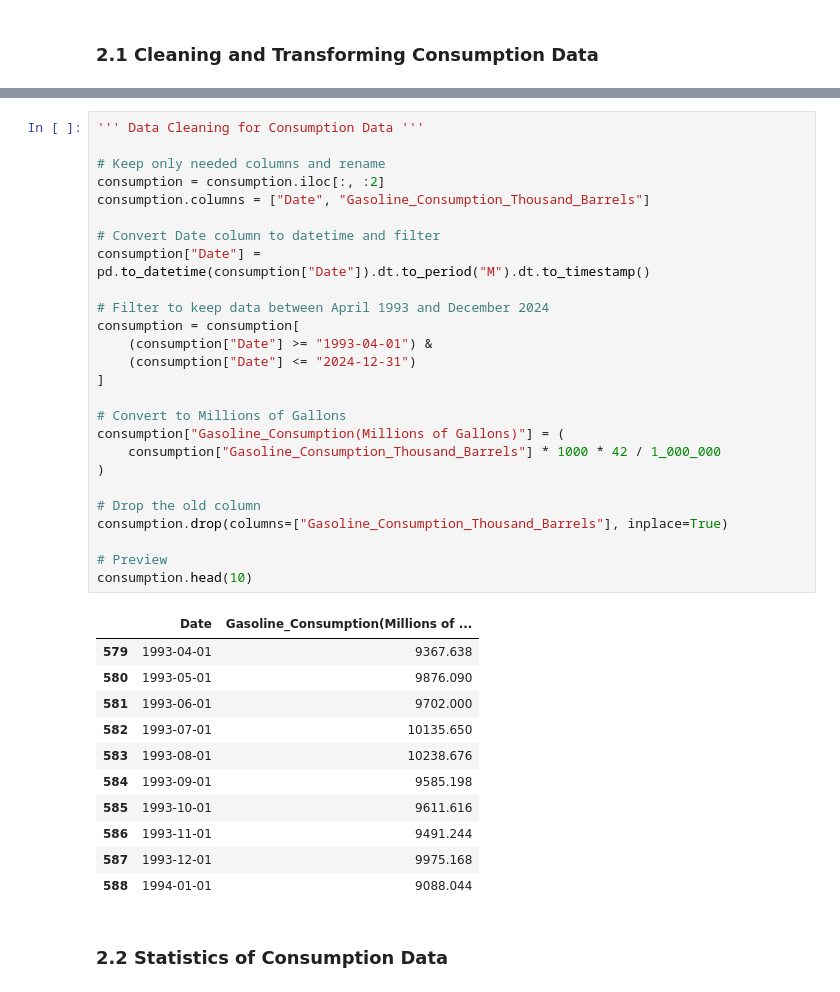
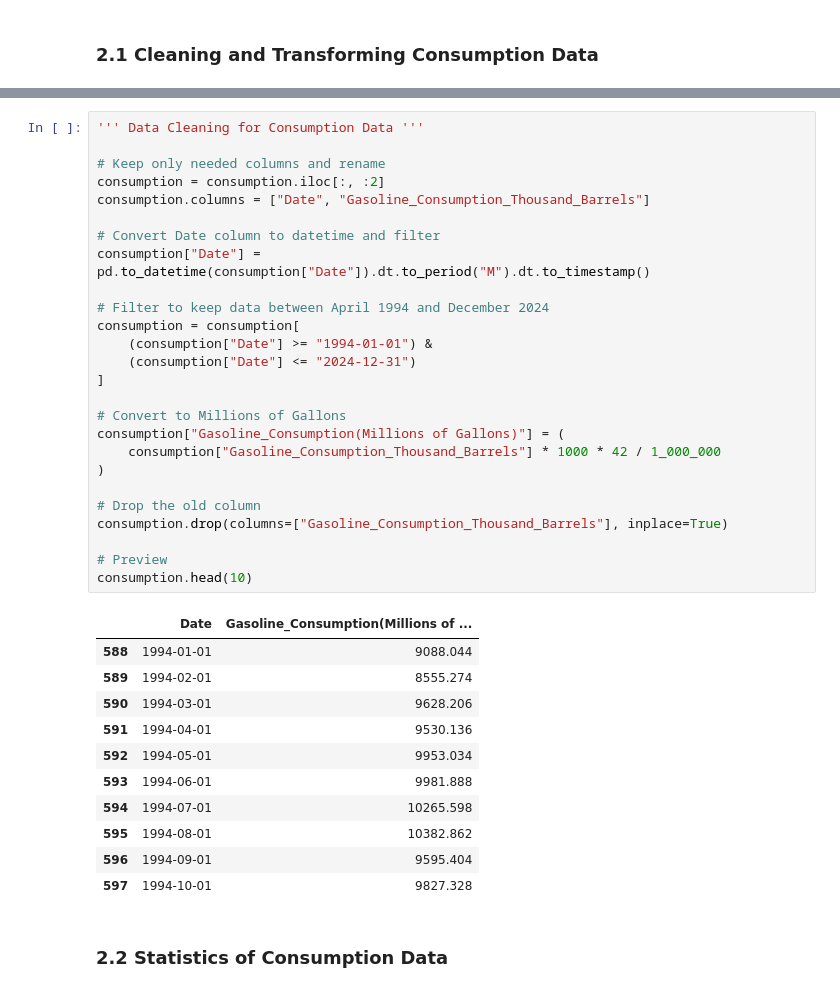
Before and after one commit to nikolasleeb/INFO511_FinalProject, a Jupyter notebook: EDA/EDA.ipynb, the cells around one changed output, grey strips where cells are left out. Drawn from its saved outputs; the diff is of its cells as text.

Commit message:
EDA changed start date to  Jan 1994 instead of April 1993 to ensure whole year

```diff
--- a/EDA/EDA.ipynb
+++ b/EDA/EDA.ipynb
@@ -130,41 +130,41 @@ memory usage: 53.0 KB
 # %%
 ''' Data Cleaning for Consumption Data '''
 
 # Keep only needed columns and rename
 consumption = consumption.iloc[:, :2]
 consumption.columns = ["Date", "Gasoline_Consumption_Thousand_Barrels"]
 
 # Convert Date column to datetime and filter
 consumption["Date"] = pd.to_datetime(consumption["Date"]).dt.to_period("M").dt.to_timestamp()
 
-# Filter to keep data between April 1993 and December 2024
+# Filter to keep data between April 1994 and December 2024
 consumption = consumption[
-    (consumption["Date"] >= "1993-04-01") &
+    (consumption["Date"] >= "1994-01-01") &
     (consumption["Date"] <= "2024-12-31")
 ]
 
 # Convert to Millions of Gallons
 consumption["Gasoline_Consumption(Millions of Gallons)"] = (
     consumption["Gasoline_Consumption_Thousand_Barrels"] * 1000 * 42 / 1_000_000
 )
 
 # Drop the old column
 consumption.drop(columns=["Gasoline_Consumption_Thousand_Barrels"], inplace=True)
 
 # Preview
 consumption.head(10)
 # %% [output]
 |  | Date | Gasoline_Consumption(Millions of ... |
-| 579 | 1993-04-01 | 9367.638 |
-| 580 | 1993-05-01 | 9876.090 |
-| 581 | 1993-06-01 | 9702.000 |
-| 582 | 1993-07-01 | 10135.650 |
-| 583 | 1993-08-01 | 10238.676 |
-| 584 | 1993-09-01 | 9585.198 |
-| 585 | 1993-10-01 | 9611.616 |
-| 586 | 1993-11-01 | 9491.244 |
-| 587 | 1993-12-01 | 9975.168 |
 | 588 | 1994-01-01 | 9088.044 |
+| 589 | 1994-02-01 | 8555.274 |
+| 590 | 1994-03-01 | 9628.206 |
+| 591 | 1994-04-01 | 9530.136 |
+| 592 | 1994-05-01 | 9953.034 |
+| 593 | 1994-06-01 | 9981.888 |
+| 594 | 1994-07-01 | 10265.598 |
+| 595 | 1994-08-01 | 10382.862 |
+| 596 | 1994-09-01 | 9595.404 |
+| 597 | 1994-10-01 | 9827.328 |
 # %% [markdown]
 ### 2.2 Statistics of Consumption Data
 # %%
```
Also changed, not shown: parts of 16 cells of this notebook.
